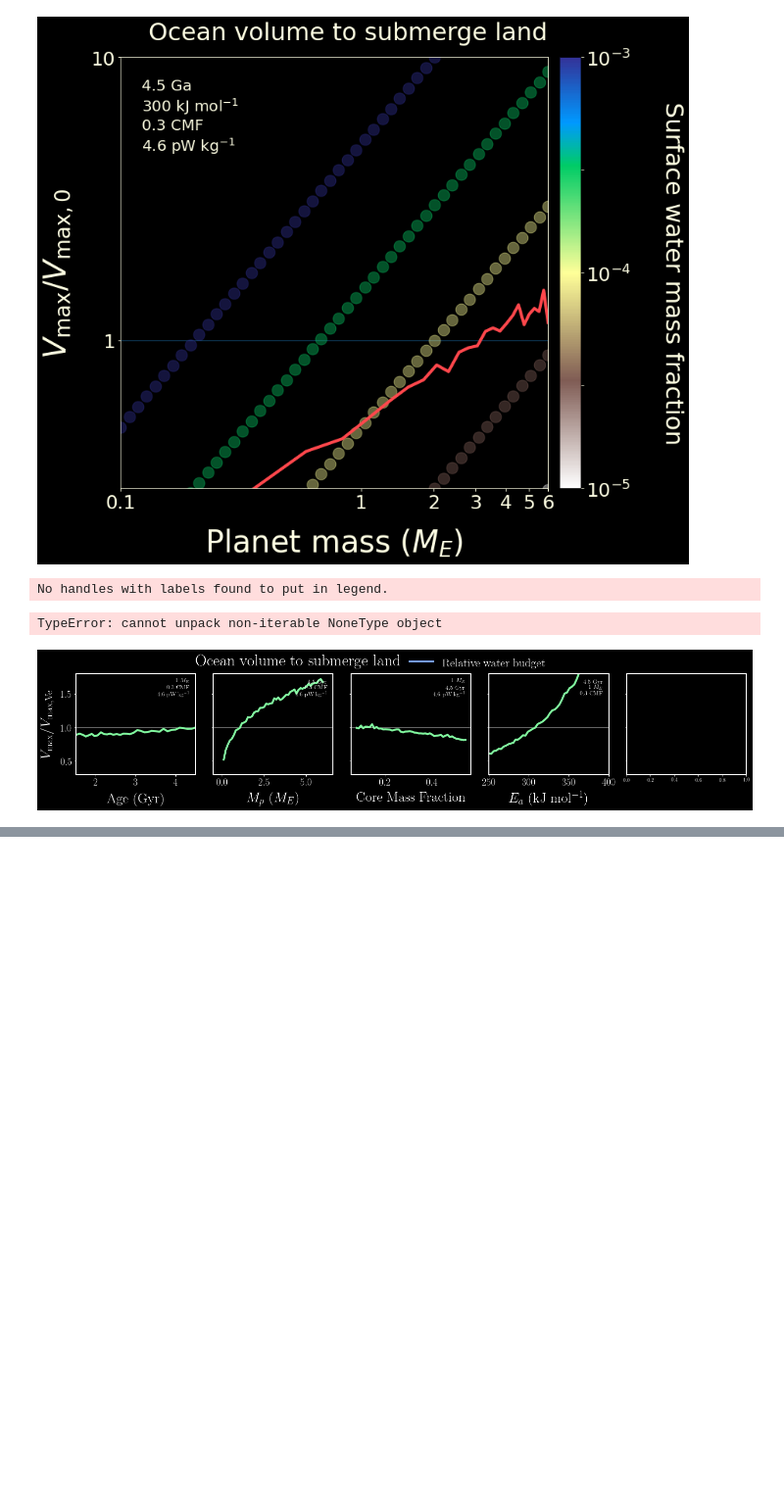
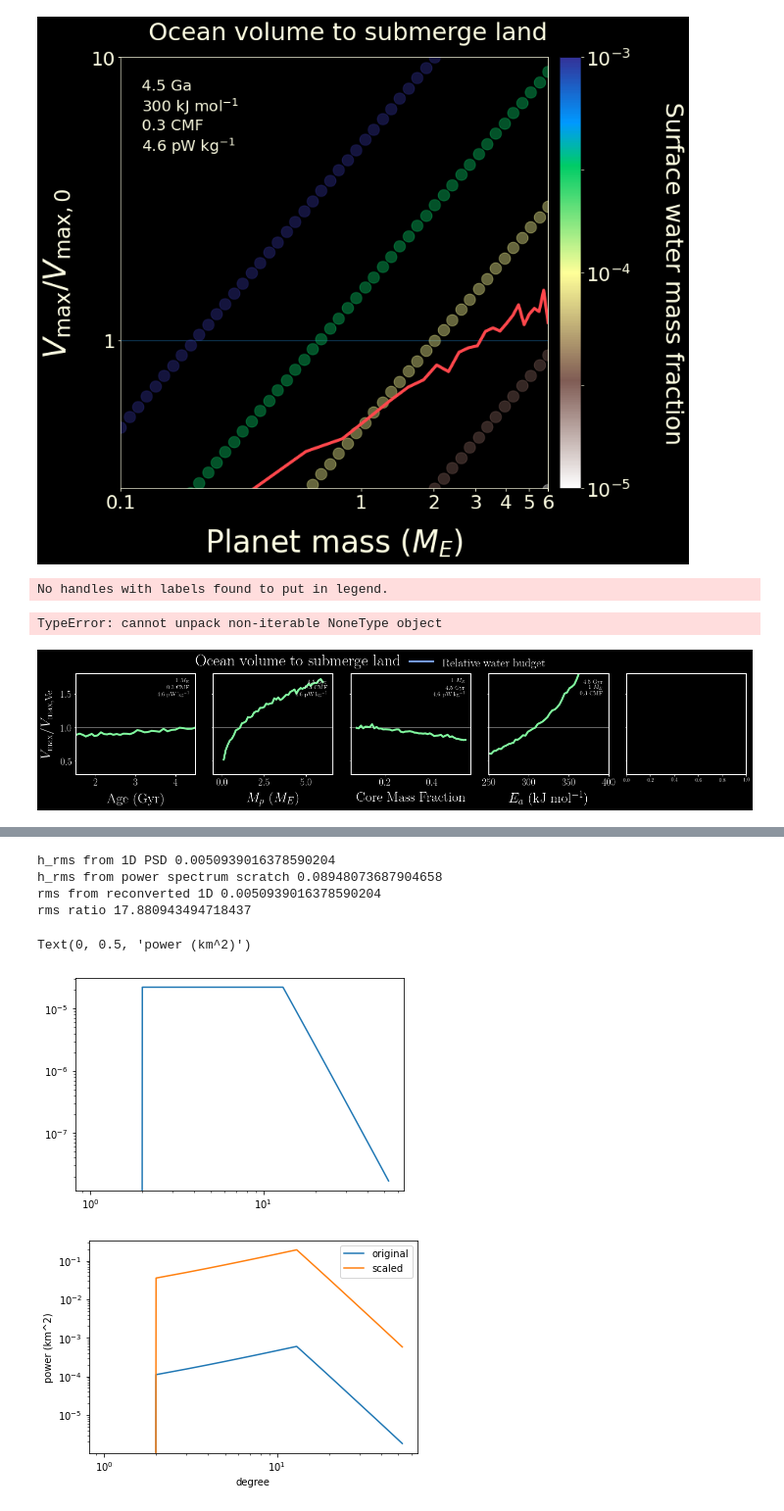
Before and after one commit to clairesworld/exo-top, a Jupyter notebook: notebooks/plot_ocean_capacity.ipynb, the cells around one changed output, grey strips where cells are left out. Shown at 98% size. Drawn from its saved outputs; the diff is of its cells as text; code cells hidden in the pictures; blank space fills up the shorter version.

```diff
--- a/notebooks/plot_ocean_capacity.ipynb
+++ b/notebooks/plot_ocean_capacity.ipynb
@@ -252,0 +267,51 @@ this RMS 835.7768334750567
+# %%
+import pickle as pkl
+from exotop import sh_things as sh
+d, dT, alpha = 3000, 3000, 3e-5
+
+file = '/home/claire/Works/exo-top/exotop/figs_scratch/base_spectrum.pkl'
+degree, phi0 = pkl.load(open(file, "rb"))  # nondimensional
+k0 = sh.l_to_k(degree, R=2)  # get wavenumber
+
+# phi0 = phi0 * d**3 * dT**2 * alpha**2  # dimensionalise to km^2 km^2
+# k0 = k0 * d**-1
+# print('k0', k0, 'km^-1')
+
+plt.figure()
+plt.loglog(degree, phi0)
+h_rms_1D = sh.parseval_rms(phi0, k0)
+print('h_rms from 1D PSD', h_rms_1D)
+
+S0 = phi0*(2*degree + 1)  # convert to power in km^2
+h_rms0 = sh.powerspectrum_RMS(power_lm=S0[1:], degree=degree[1:])
+print('h_rms from power spectrum scratch', h_rms0)
+
+psd_1D = S0/(2*degree + 1)
+print('rms from reconverted 1D', sh.parseval_rms(psd_1D, k0))
+
+
+
+
+plt.figure()
+plt.loglog(degree, S0, label='original')
+
+h_rms1 = 1.6
+print('rms ratio', h_rms1/h_rms0)
+
+phi1 = sh.scale_spectrum(h_rms=h_rms1, h_rms0=h_rms0, phi0=S0)
+plt.loglog(degree, phi1, label='scaled')
+
+peak0 = sh.hpeak_from_spectrum(phi0, norm='4pi', lmax=40, n=50)
+peak1 = sh.hpeak_from_spectrum(phi1, norm='4pi', lmax=40, n=50)
+
+plt.legend()
+plt.xlabel('degree')
+plt.ylabel('power (km^2)')
+# %% [output]
+h_rms from 1D PSD 0.0050939016378590204
+h_rms from power spectrum scratch 0.08948073687904658
+rms from reconverted 1D 0.0050939016378590204
+rms ratio 17.880943494718437
+Text(0, 0.5, 'power (km^2)')
+[figure, added]
+[figure, added]
```
Also changed, not shown: parts of 3 cells of this notebook, 10 other files.
